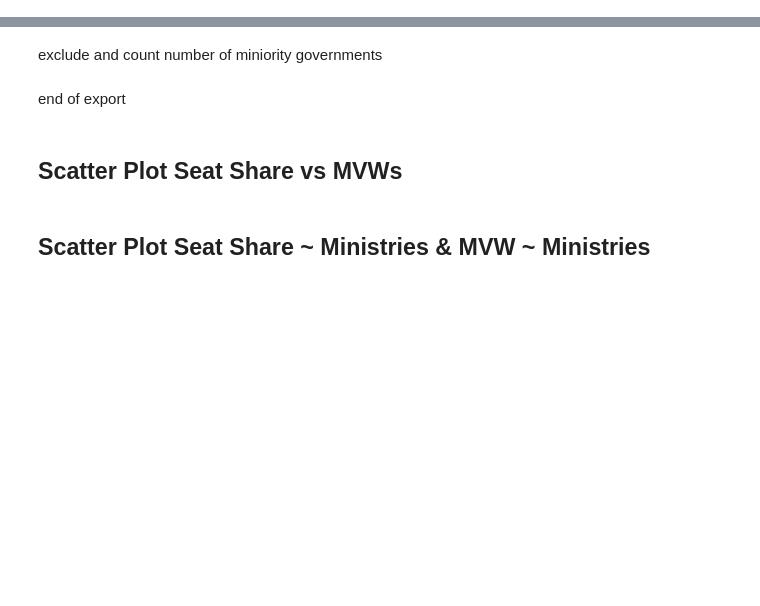
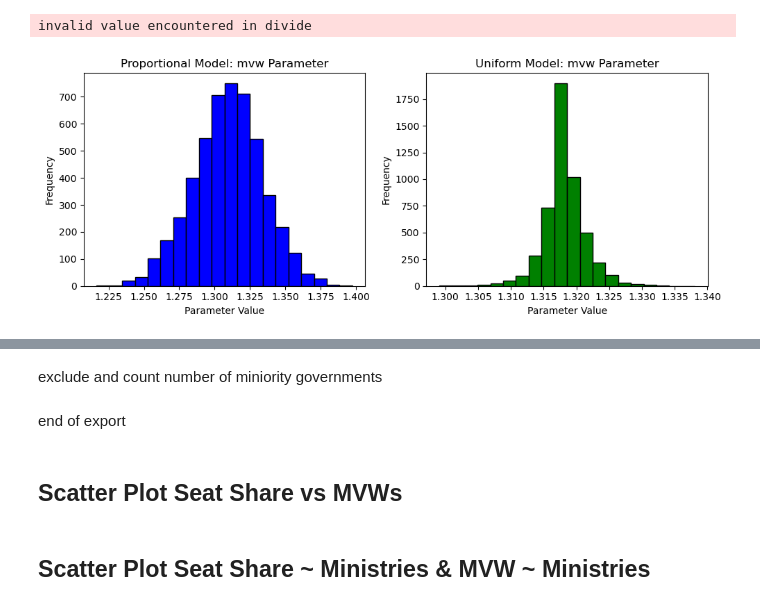
Before and after one commit to SebSchroeter/masterthesis, a Jupyter notebook: regressions_and_graphs.ipynb, the cells around one changed output, grey strips where cells are left out. Cells and saved outputs as stored; diff of their text form; code cells hidden in the pictures; blank space fills up the shorter version.

Commit message:
introduced monte carlo study for formateur status

```diff
--- a/regressions_and_graphs.ipynb
+++ b/regressions_and_graphs.ipynb
@@ -97,0 +102,8 @@ Usa--Nov-20: Only found 1 ministers.
+# %%
+#apply normalize_lists to all indices
+for col in df.columns:
+    df.at['mvws',col]= normalize_lists(df.at['mvws',col])
+    df.at['Seats',col]= normalize_lists(df.at['Seats',col])
+    df.at['unweighted',col]= normalize_lists(df.at['unweighted',col])
+# %% [output]
+invalid value encountered in divide
@@ -97,0 +129,21 @@ Usa--Nov-20: Only found 1 ministers.
+# %%
+def ols_data_collection(df):
+    seat_list = []
+    mvw_list = []
+    prop_formateur_list = []
+    uniform_formateur_list = []
+    unweighted_ministries_list = []
+    # draw formateur status and collect variables
+    for col in df.columns:
+        seats = df.loc['Seats',col]
+        mvws = df.loc['mvws',col]
+        if not np.any(np.isclose(mvws,1)): #check for absolute majoritys:
+            ministry_list= df.loc['unweighted',col]
+            if not np.any(np.isclose(ministry_list,1)) and np.sum(ministry_list)>0 : #check for (singly party) minority governments and empty entries:
+                proportional_list,uniform_list= draw_formateurs(seats)
+                seat_list.extend(seats)
+                mvw_list.extend(mvws)
+                unweighted_ministries_list.extend(ministry_list)
+                prop_formateur_list.extend(proportional_list)
+                uniform_formateur_list.extend(uniform_list)
+    return seat_list,mvw_list,prop_formateur_list,uniform_formateur_list,unweighted_ministries_list
@@ -97,0 +178,25 @@ Usa--Nov-20: Only found 1 ministers.
+# %%
+results_proportional,results_uniform = monte_carlo(df,num=5000,do_print=False)
+# %%
+mvw_values_proportional = [result['params'][1] for result in results_proportional]
+mvw_values_uniform = [result['params'][1] for result in results_uniform]
+
+# Plot histogram for 'mvw' parameter in proportional models
+plt.figure(figsize=(10, 4))
+plt.subplot(1, 2, 1)  # 1 row, 2 columns, 1st subplot
+plt.hist(mvw_values_proportional, bins=20, color='blue', edgecolor='black')
+plt.title('Proportional Model: mvw Parameter')
+plt.xlabel('Parameter Value')
+plt.ylabel('Frequency')
+
+# Plot histogram for 'mvw' parameter in uniform models
+plt.subplot(1, 2, 2)  # 1 row, 2 columns, 2nd subplot
+plt.hist(mvw_values_uniform, bins=20, color='green', edgecolor='black')
+plt.title('Uniform Model: mvw Parameter')
+plt.xlabel('Parameter Value')
+plt.ylabel('Frequency')
+
+plt.tight_layout()  # Adjust layout to not overlap
+plt.show()
+# %% [output]
+[figure, added]
```
Also changed, not shown: parts of 11 cells of this notebook, 7 other files.
